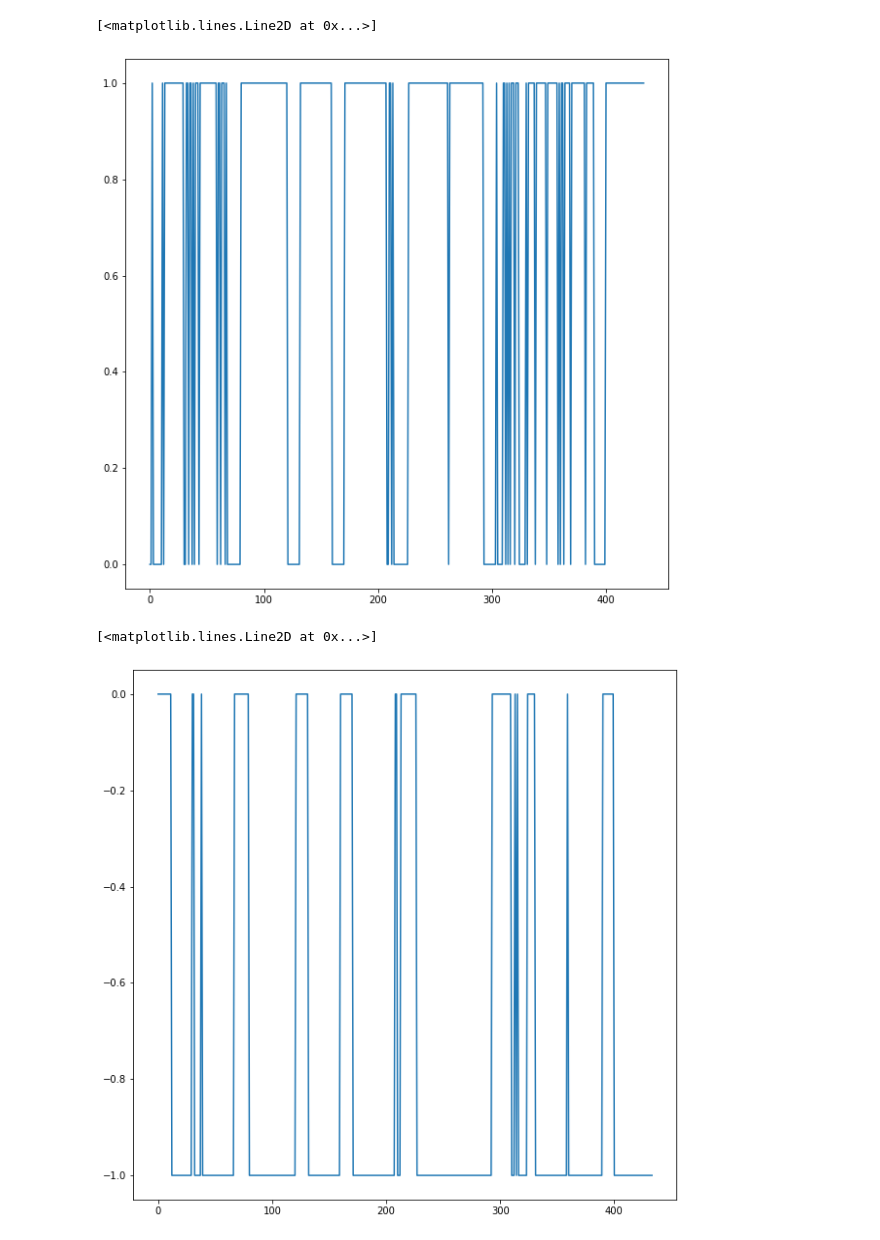
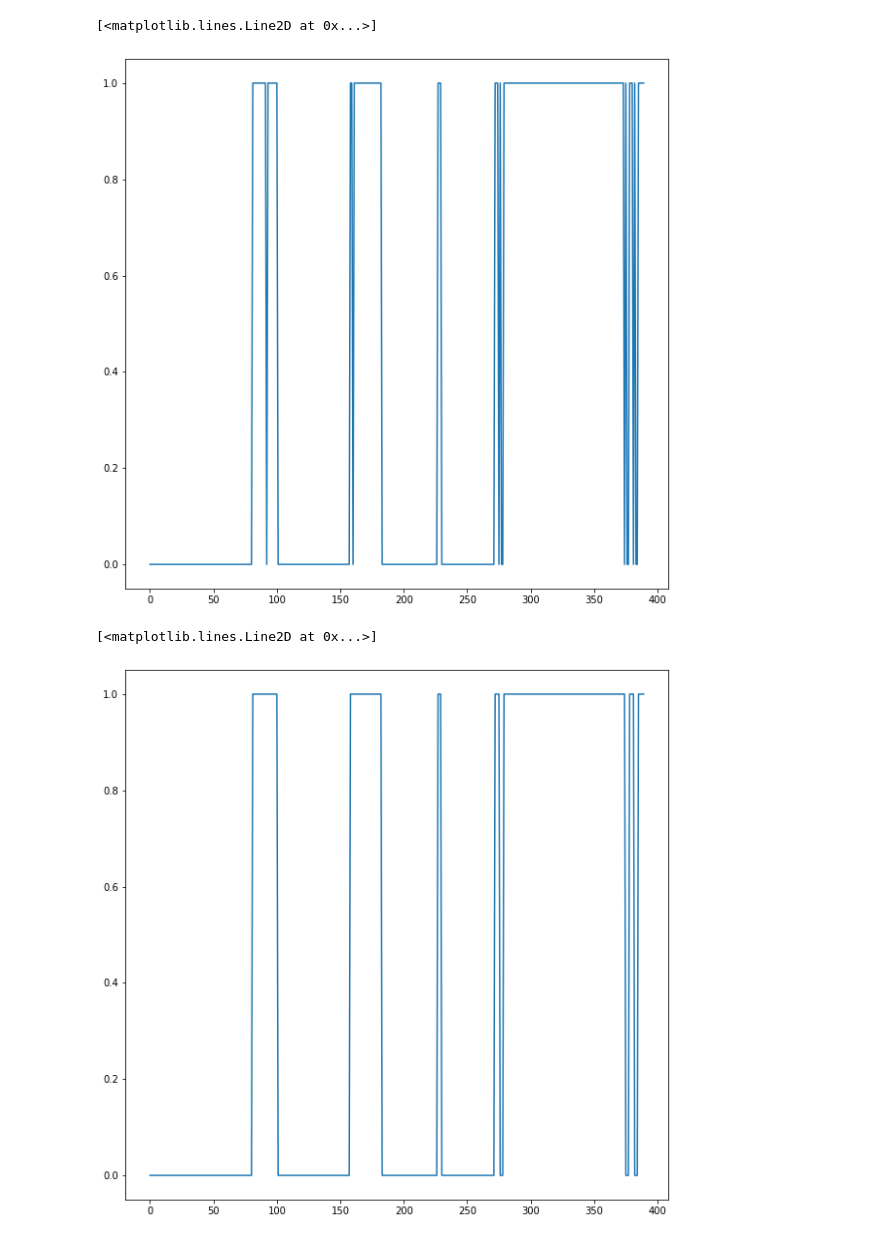
Before and after one commit to spsalmon/celegan_moult_detection, a Jupyter notebook: classifier/testing_full_worm.ipynb, the cells around one changed output. Cells and saved outputs as stored; diff of their text form; code cells hidden in the pictures.

```diff
--- a/classifier/testing_full_worm.ipynb
+++ b/classifier/testing_full_worm.ipynb
@@ -27,7 +26,7 @@ from utils.dataset import TrainingDataset
 
 matplotlib.rcParams['figure.figsize'] = [10, 10]
 # %%
-folder = "/mnt/external.data/TowbinLab/kstojanovski/20220221_Ti2_10x_wBT160-263-182-258_25C_20220221_170003_134/analysis/"
+folder = "/mnt/external.data/TowbinLab/kstojanovski/20220819_Ti2_10x_RNAi_wBT160-186_25C_20220819_162820_807/analysis/"
 def make_prediction(net,
                 np_array,
                 device,
@@ -35,7 +34,7 @@ def make_prediction(net,
                 binary = True):
 
     # Preprocess on the image
-    img = torch.from_numpy(TrainingDataset.preprocess_img_or_msk(np_array, dim))
+    img = torch.from_numpy(TrainingDataset.preprocess_img(np_array, dim, 1))
     img = img.unsqueeze(0).to(device=device, dtype=torch.float32)
 
     # Work on the
@@ -65,8 +64,8 @@ def load_model(model_path, n_classes):
 
     return {'net': net, 'device':device, 'epoch':checkpoint['epoch']}
 # %%
-labels = ["moulting", "not_moulting"]
-net = load_model("./checkpoints/CP_epoch11.pth", 2)
+labels = ["not_moulting", "moulting"]
+net = load_model("./checkpoints/CP_epoch26.pth", 2)
 # net = load_model("./checkpoints/best_network.pth", 1)
 
 device = torch.device('cuda' if torch.cuda.is_available() else 'cpu')
@@ -81,7 +80,7 @@ unique_points = np.unique(points).tolist()
 
 point_list = [x for x in unique_points]
 
-point = point_list[3]
+point = point_list[2]
 
 def list_images_of_point(videos, point):
     video_titles = []
@@ -112,9 +111,9 @@ for i, img in enumerate(videos_of_point):
     label = labels[max_idx]
 
     if label == "moulting":
+        trajectory.append(1)
+    elif label == "not_moulting":
         trajectory.append(0)
-    elif label == "not_moulting":
-        trajectory.append(1)
 # %% [output]
 0
 1
@@ -137,15 +136,15 @@ for i, img in enumerate(videos_of_point):
 plt.plot(trajectory)
 # %% [output]
 [<matplotlib.lines.Line2D at 0x...>]
-[figure, old version]
+[figure, new version]
 # %%
 from scipy import signal
 
 clean_traj = signal.medfilt(trajectory, 3)
-plt.plot(-clean_traj)
+plt.plot(clean_traj)
 # %% [output]
 [<matplotlib.lines.Line2D at 0x...>]
-[figure, old version]
+[figure, new version]
 # %%
 def find_consecutive(l, min_width):
     consecutives = []
```
Also changed, not shown: parts of 3 cells of this notebook, 21 other files.
